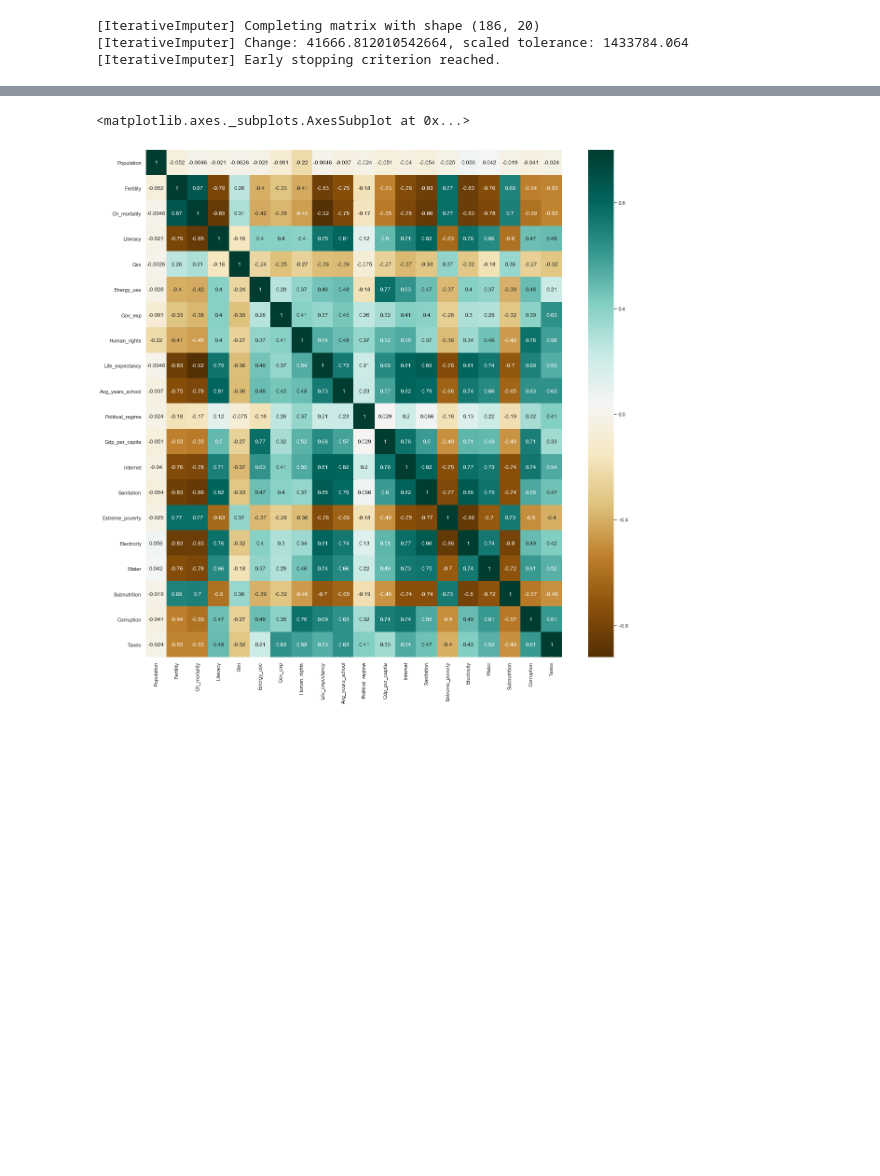
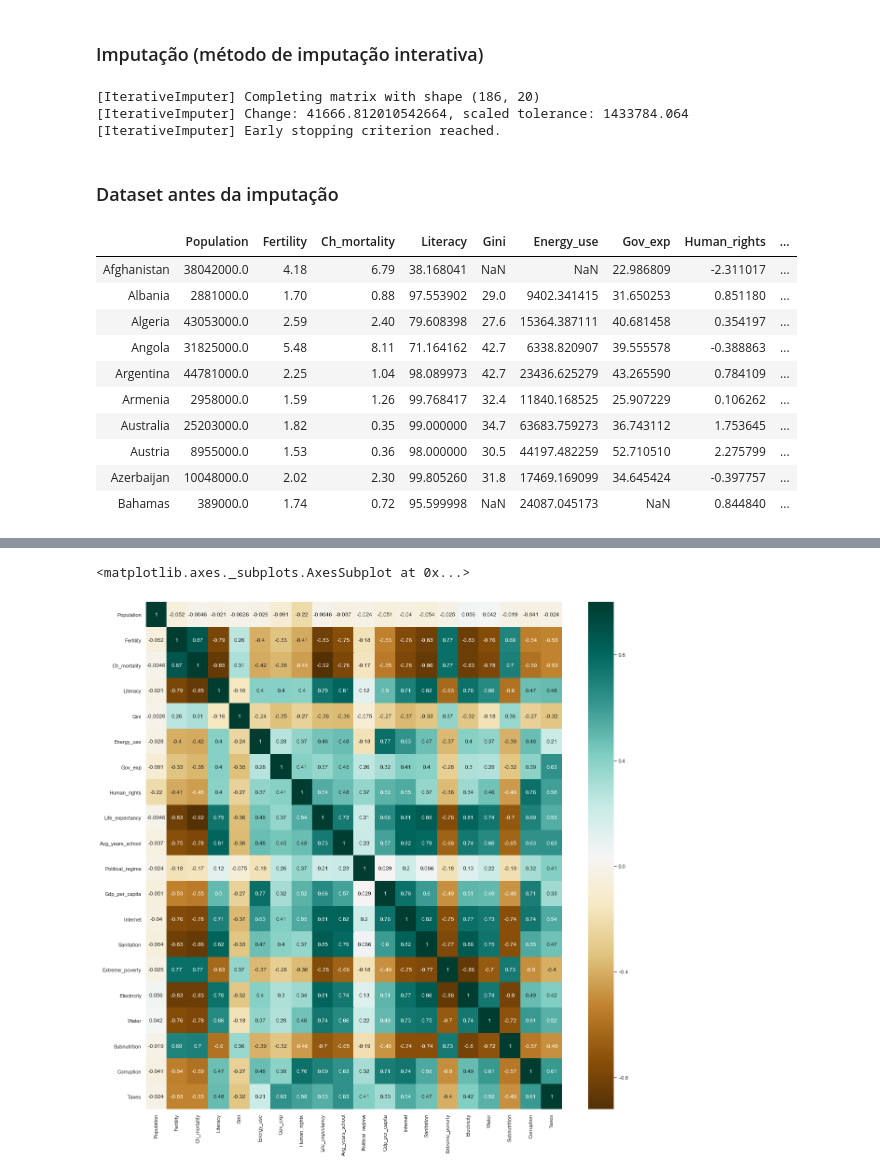
Before and after one commit to marcelomarqs/devfacts, a Jupyter notebook: devfacts.ipynb, the cells around one changed output, grey strips where cells are left out. Cells and saved outputs as stored; diff of their text form; code cells hidden in the pictures; blank space fills up the shorter version.

```diff
--- a/devfacts.ipynb
+++ b/devfacts.ipynb
@@ -53,6 +71,8 @@ devfacts = population.join([fertility, ch_mortality, literacy, gini, energy_use,
 # %%
 #devfacts=devfacts.fillna(value=0)
 devfacts=devfacts.query("Population>=200000 & index  not in ['Oceania','Asia', 'Africa', 'Western Sahara','Europe','North America','Latin America']")
+# %% [markdown]
+### Imputação (método de imputação interativa)
 # %%
 # To use this experimental feature, we need to explicitly ask for it:
 from sklearn.experimental import enable_iterative_imputer  # noqa
@@ -68,3 +88,19 @@ devimputed = devimputer.fit_transform(devfacts)
 [IterativeImputer] Early stopping criterion reached.
 # %%
 devfacts2 = pd.DataFrame(data=devimputed, index=devfacts.index, columns=devfacts.columns)
+# %% [markdown]
+### Dataset antes da imputação
+# %%
+devfacts.head(10)
+# %% [output]
+|  | Population | Fertility | Ch_mortality | Literacy | Gini | Energy_use | Gov_exp | Human_rights | ... |
+| Afghanistan | 38042000.0 | 4.18 | 6.79 | 38.168041 | NaN | NaN | 22.986809 | -2.311017 | ... |
+| Albania | 2881000.0 | 1.70 | 0.88 | 97.553902 | 29.0 | 9402.341415 | 31.650253 | 0.851180 | ... |
+| Algeria | 43053000.0 | 2.59 | 2.40 | 79.608398 | 27.6 | 15364.387111 | 40.681458 | 0.354197 | ... |
+| Angola | 31825000.0 | 5.48 | 8.11 | 71.164162 | 42.7 | 6338.820907 | 39.555578 | -0.388863 | ... |
+| Argentina | 44781000.0 | 2.25 | 1.04 | 98.089973 | 42.7 | 23436.625279 | 43.265590 | 0.784109 | ... |
+| Armenia | 2958000.0 | 1.59 | 1.26 | 99.768417 | 32.4 | 11840.168525 | 25.907229 | 0.106262 | ... |
+| Australia | 25203000.0 | 1.82 | 0.35 | 99.000000 | 34.7 | 63683.759273 | 36.743112 | 1.753645 | ... |
+| Austria | 8955000.0 | 1.53 | 0.36 | 98.000000 | 30.5 | 44197.482259 | 52.710510 | 2.275799 | ... |
+| Azerbaijan | 10048000.0 | 2.02 | 2.30 | 99.805260 | 31.8 | 17469.169099 | 34.645424 | -0.397757 | ... |
+| Bahamas | 389000.0 | 1.74 | 0.72 | 95.599998 | NaN | 24087.045173 | NaN | 0.844840 | ... |
```
Also changed, not shown: parts of 21 cells of this notebook.
